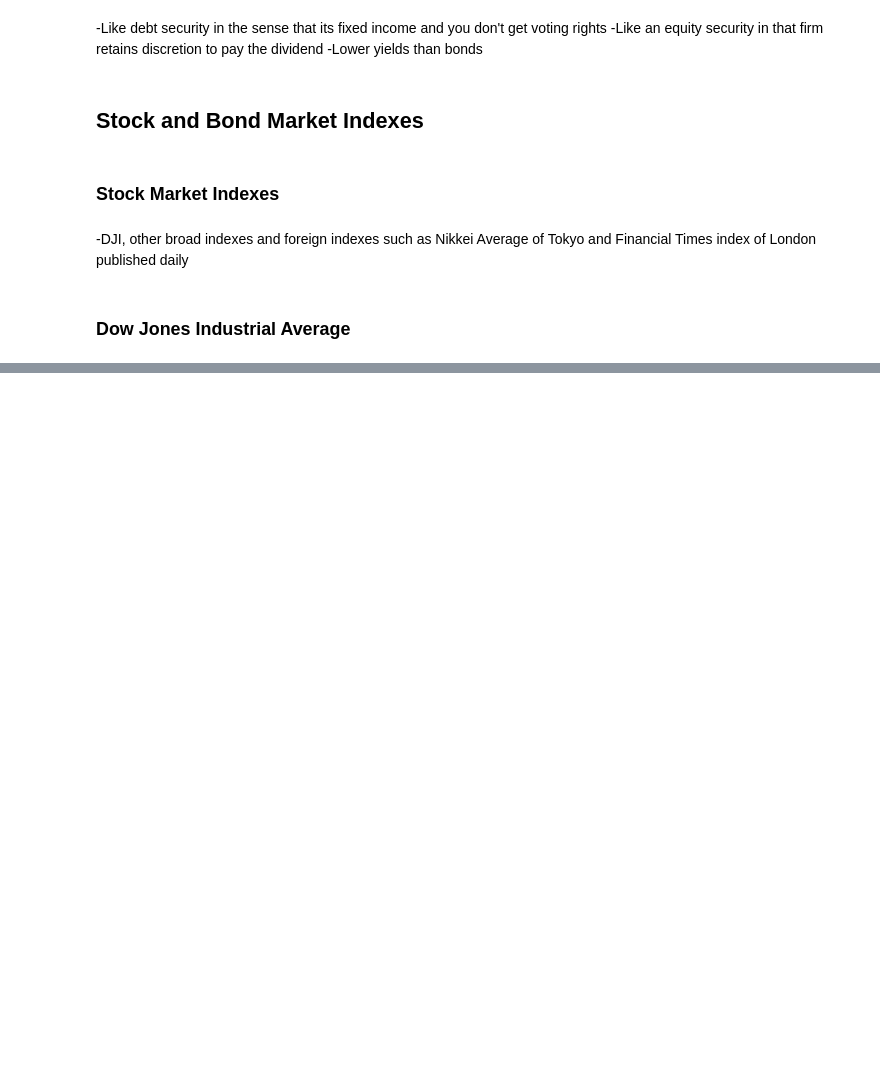
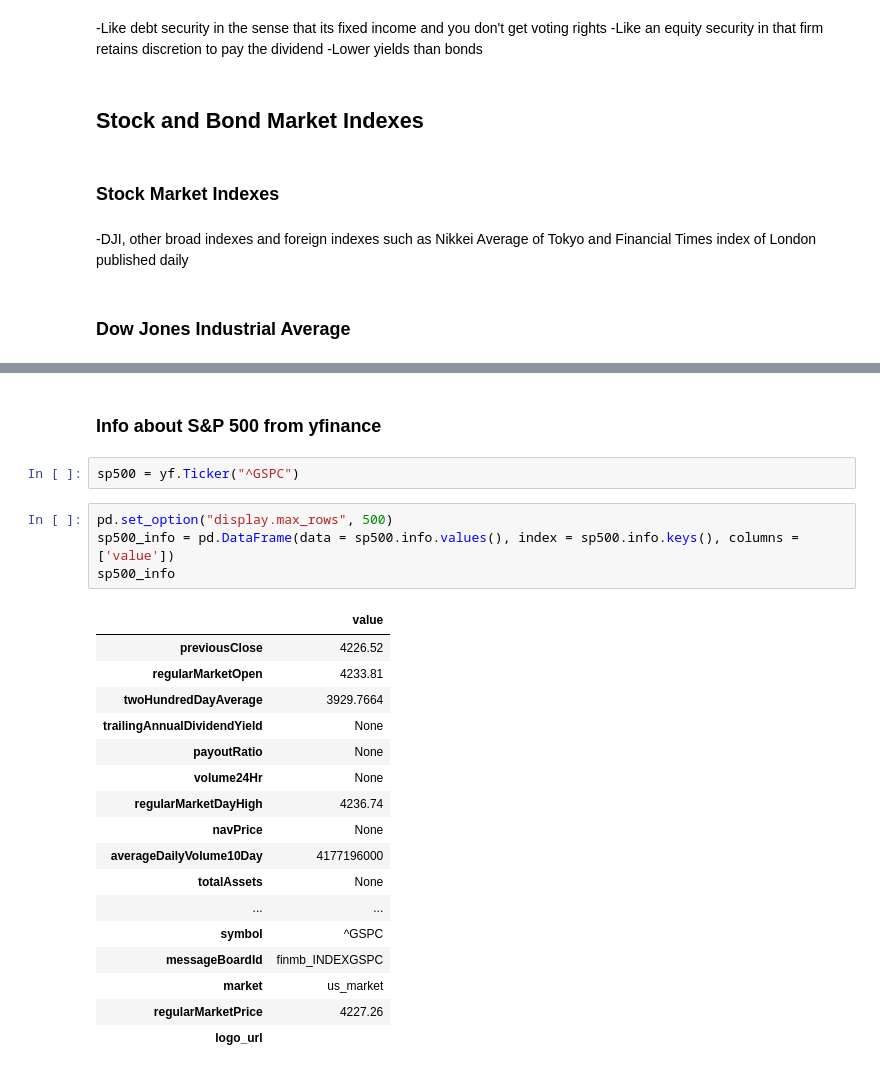
Before and after one commit to eddietaylor/securities-analysis, a Jupyter notebook: notebooks/playgrounds/notes/investments_notes.ipynb, the cells around one changed output, grey strips where cells are left out. Drawn from its saved outputs; the diff is of its cells as text; blank space fills up the shorter version.

```diff
--- a/notebooks/playgrounds/notes/investments_notes.ipynb
+++ b/notebooks/playgrounds/notes/investments_notes.ipynb
@@ -372,0 +395,26 @@ where
+# %% [markdown]
+### Info about S&P 500 from yfinance
+# %%
+sp500 = yf.Ticker("^GSPC")
+# %%
+pd.set_option("display.max_rows", 500)
+sp500_info = pd.DataFrame(data = sp500.info.values(), index = sp500.info.keys(), columns = ['value'])
+sp500_info
+# %% [output]
+|  | value |
+| previousClose | 4226.52 |
+| regularMarketOpen | 4233.81 |
+| twoHundredDayAverage | 3929.7664 |
+| trailingAnnualDividendYield | None |
+| payoutRatio | None |
+| volume24Hr | None |
+| regularMarketDayHigh | 4236.74 |
+| navPrice | None |
+| averageDailyVolume10Day | 4177196000 |
+| totalAssets | None |
+| ... | ... |
+| symbol | ^GSPC |
+| messageBoardId | finmb_INDEXGSPC |
+| market | us_market |
+| regularMarketPrice | 4227.26 |
+| logo_url |  |
```
Also changed, not shown: parts of 18 cells of this notebook.
